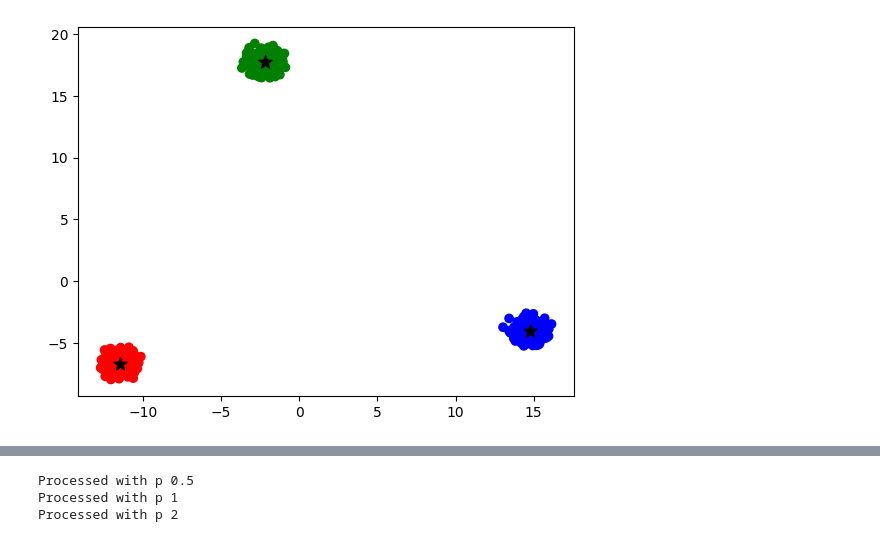
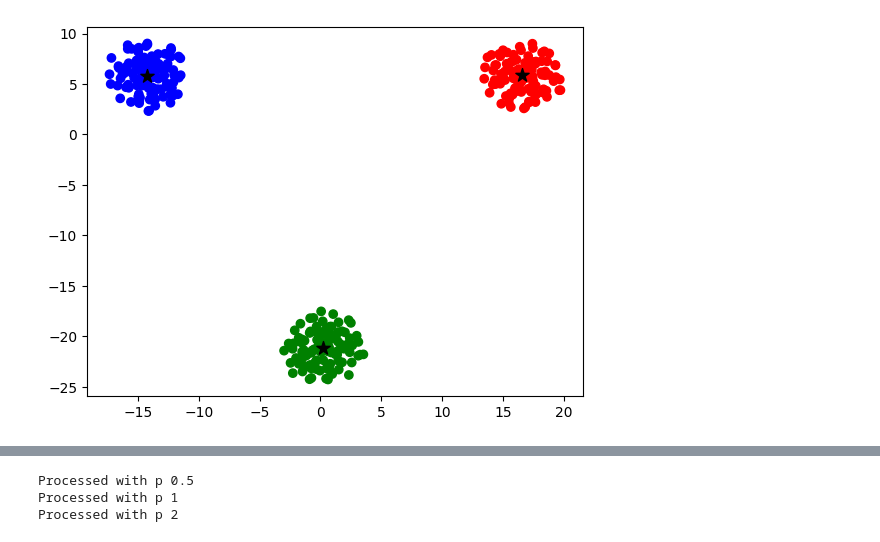
Before and after one commit to alexgiving/LKMeans, a Jupyter notebook: notebook-transformer.ipynb, the cells around one changed output, grey strips where cells are left out. Cells and saved outputs as stored; diff of their text form; code cells hidden in the pictures.

```diff
--- a/notebook-transformer.ipynb
+++ b/notebook-transformer.ipynb
@@ -183,10 +189,10 @@ class MetricTable:
 from sklearn.manifold import TSNE
 
 
-dimension = 512 # dimensionality
+dimension = 20 # dimensionality
 n_clusters = 3 # Number of clusters
 distance_factor = 0.2 # allows to increase distances between cluster centroids
-sigma = 0.1 # STD distribution
+sigma = 0.01 # STD distribution
 n_points_per_cluster = 100
 
 centroid_locations = generate_cluster_centroids(
@@ -199,35 +205,35 @@ clusters, labels = generate_gaussian_clusters(
     dimension=dimension,
     sigma=sigma,
     centroid_locations=centroid_locations,
     n_points_per_cluster=n_points_per_cluster
 )
 
 
 def print_clusters(clusters: np.ndarray,
                    labels: np.ndarray,
                    centroids: Optional[np.ndarray] = None) -> None:
     color_map = {
         0: 'blue',
         1: 'red',
         2: 'green'
     }
     colors = [color_map[label] for label in labels]
     tsne = TSNE(n_components=2, random_state=42)
 
     if not isinstance(centroids, type(None)):
         concuted = np.concatenate((clusters, np.array(centroids)), axis=0)
         clusters_tsne = tsne.fit_transform(concuted)
 
         plt.scatter(clusters_tsne[:-len(centroids),0], clusters_tsne[:-len(centroids),1], c=colors)
-        plt.scatter(clusters_tsne[-len(centroids):,0], clusters_tsne[-len(centroids):,1], marker='*', s = 100, c='black')
+        plt.scatter(clusters_tsne[-len(centroids):,0], clusters_tsne[-len(centroids):,1], marker='*', s=100, c='black')
     else:
         clusters_tsne = tsne.fit_transform(clusters)
         plt.scatter(clusters_tsne[:,0], clusters_tsne[:,1], c=colors)
     plt.show()
 
 print_clusters(clusters, labels, centroid_locations)
 # %% [output]
-[figure, old version]
+[figure, new version]
 # %%
 import time
 
```
Also changed, not shown: parts of 3 cells of this notebook.
